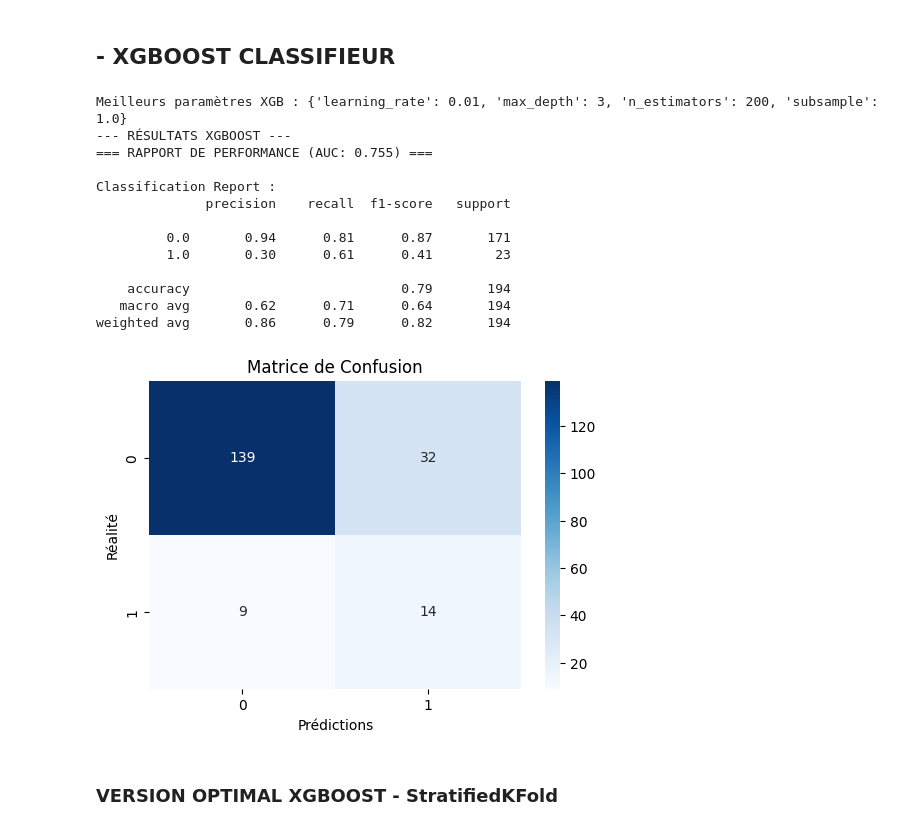
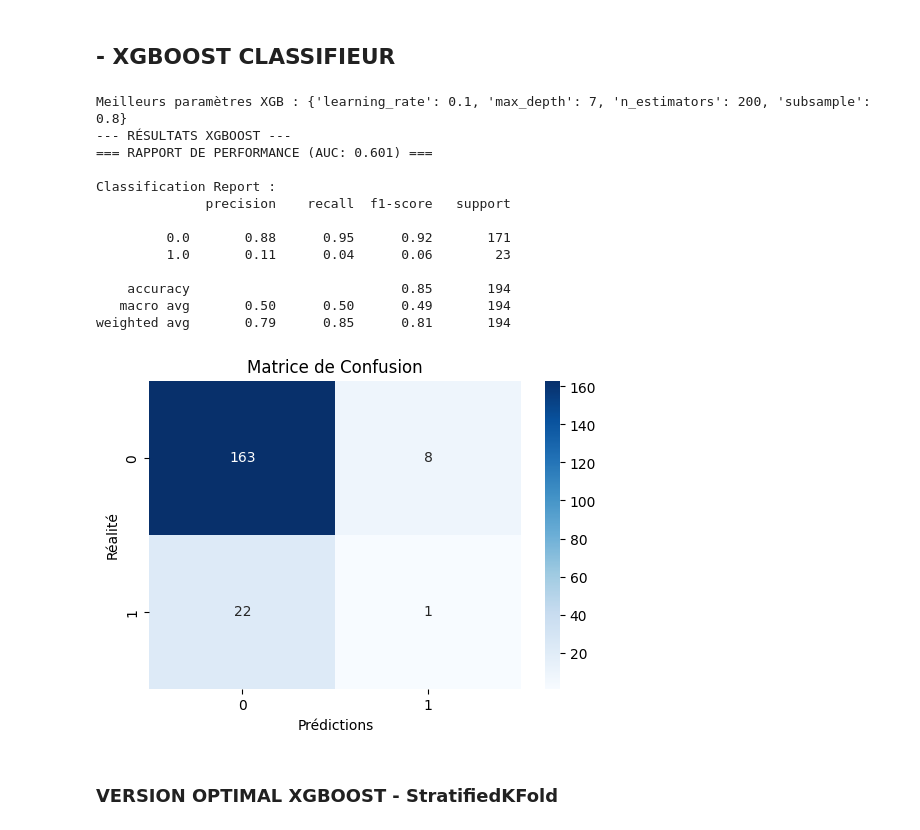
Before and after one commit to GYOM15/credit-risk-lab, a Jupyter notebook: projet_credit_risk.ipynb, the cells around one changed output. Drawn from its saved outputs; the diff is of its cells as text; code cells hidden in the pictures.

```diff
--- a/projet_credit_risk.ipynb
+++ b/projet_credit_risk.ipynb
@@ -1442,0 +1675,35 @@ Nous allons transformer les variables catégorielles en format numérique pour l
+# %%
+feature_eng_transformer = FeatureEngineeringTransformer()
+imputer_transformer = SmartImputerTransformer(dict_ordinals=config_ordinale)
+encoding_transformer = CustomEncodingTransformer()
+scaling_transformer = MultiStrategyScaler()
+
+# ÉTAPE 1 : Cleaning
+X_train_clean = cleaning_transformer.fit_transform(X_train)
+X_val_clean = cleaning_transformer.transform(X_val)
+X_test_clean = cleaning_transformer.transform(X_test)
+
+
+# ÉTAPE 2 : Feature Engineering
+X_train_eng = feature_eng_transformer.fit_transform(X_train_clean)
+X_val_eng = feature_eng_transformer.transform(X_val_clean)
+X_test_eng = feature_eng_transformer.transform(X_test_clean)
+
+# ÉTAPE 3 : Imputation
+imputer_transformer.fit(X_train_eng)
+X_train_imputed = imputer_transformer.transform(X_train_eng)
+X_val_imputed = imputer_transformer.transform(X_val_eng)
+X_test_imputed = imputer_transformer.transform(X_test_eng)
+
+
+# ÉTAPE 4 : Encoding
+encoding_transformer.fit(X_train_imputed)
+X_train_encoded = encoding_transformer.transform(X_train_imputed)
+X_val_encoded = encoding_transformer.transform(X_val_imputed)
+X_test_encoded = encoding_transformer.transform(X_test_imputed)
+
+# ÉTAPE 5 : Scaling
+scaling_transformer.fit(X_train_encoded)
+X_train_transformed = scaling_transformer.transform(X_train_encoded)
+X_val_transformed = scaling_transformer.transform(X_val_encoded)
+X_test_transformed = scaling_transformer.transform(X_test_encoded)
@@ -2212,30 +2390,30 @@ def entrainer_xgboost(X_train, y_train):
     print(f"Meilleurs paramètres XGB : {grid_search.best_params_}")
     return grid_search.best_estimator_
 # %%
-# 1. Entraînement
-modele_xgb = entrainer_xgboost(X_train_scaled, y_train_classif)
+# Entraînement
+modele_xgb = entrainer_xgboost(X_train_transformed, y_train_classif)
 
-# 2. Évaluation
-y_pred_xgb, y_prob_xgb, auc_xgb = evaluer_performances(modele_xgb, X_test_scaled, y_test_classif)
+# Évaluation
+y_pred_xgb, y_prob_xgb, auc_xgb = evaluer_performances(modele_xgb, X_test_transformed, y_test_classif)
 
-# 3. Rapport
+# Rapport
 print("--- RÉSULTATS XGBOOST ---")
 afficher_rapport_performance(y_test_classif, y_pred_xgb, auc_xgb)
 # %% [output]
-Meilleurs paramètres XGB : {'learning_rate': 0.01, 'max_depth': 3, 'n_estimators': 200, 'subsample': 1.0}
+Meilleurs paramètres XGB : {'learning_rate': 0.1, 'max_depth': 7, 'n_estimators': 200, 'subsample': 0.8}
 --- RÉSULTATS XGBOOST ---
-=== RAPPORT DE PERFORMANCE (AUC: 0.755) ===
+=== RAPPORT DE PERFORMANCE (AUC: 0.601) ===
 
 Classification Report :
               precision    recall  f1-score   support
 
-         0.0       0.94      0.81      0.87       171
-         1.0       0.30      0.61      0.41        23
+         0.0       0.88      0.95      0.92       171
+         1.0       0.11      0.04      0.06        23
 
-    accuracy                           0.79       194
-   macro avg       0.62      0.71      0.64       194
-weighted avg       0.86      0.79      0.82       194
+    accuracy                           0.85       194
+   macro avg       0.50      0.50      0.49       194
+weighted avg       0.79      0.85      0.81       194
-[figure, old version]
+[figure, new version]
 # %% [markdown]
 ### **VERSION OPTIMAL XGBOOST - StratifiedKFold**
 # %%
```
Also changed, not shown: parts of 158 cells of this notebook, 28 other files.
